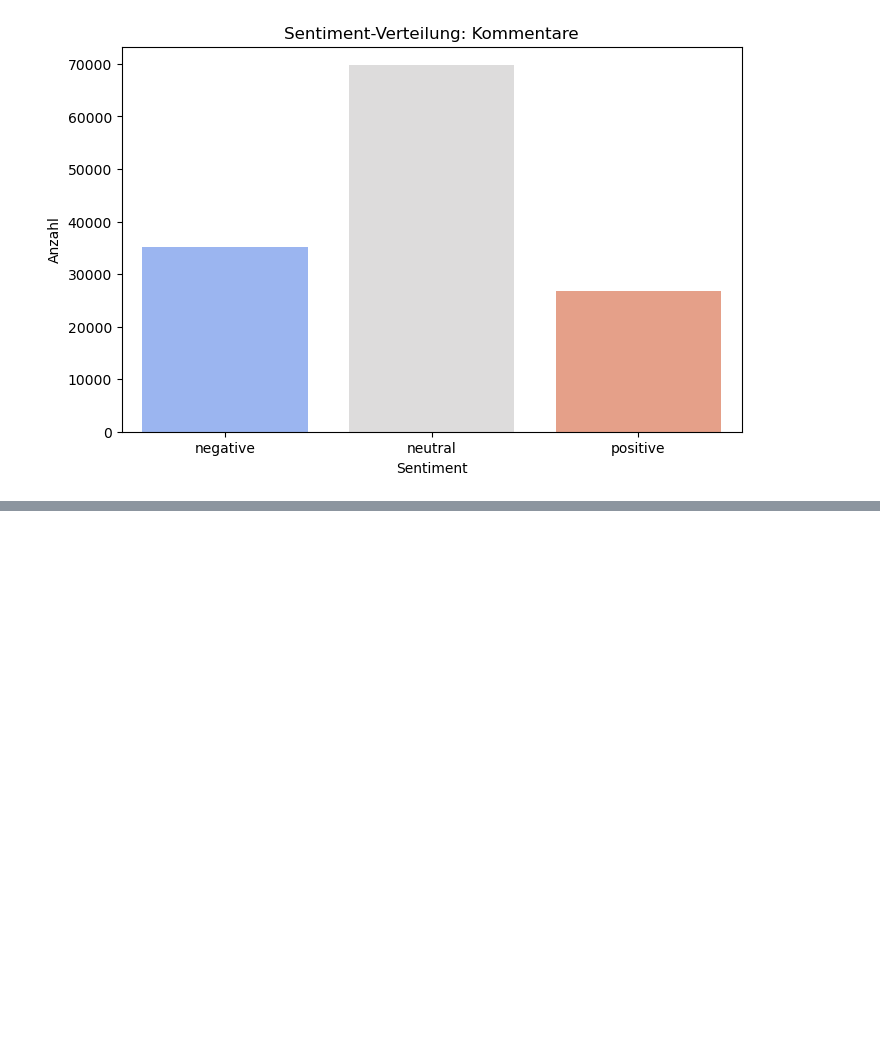
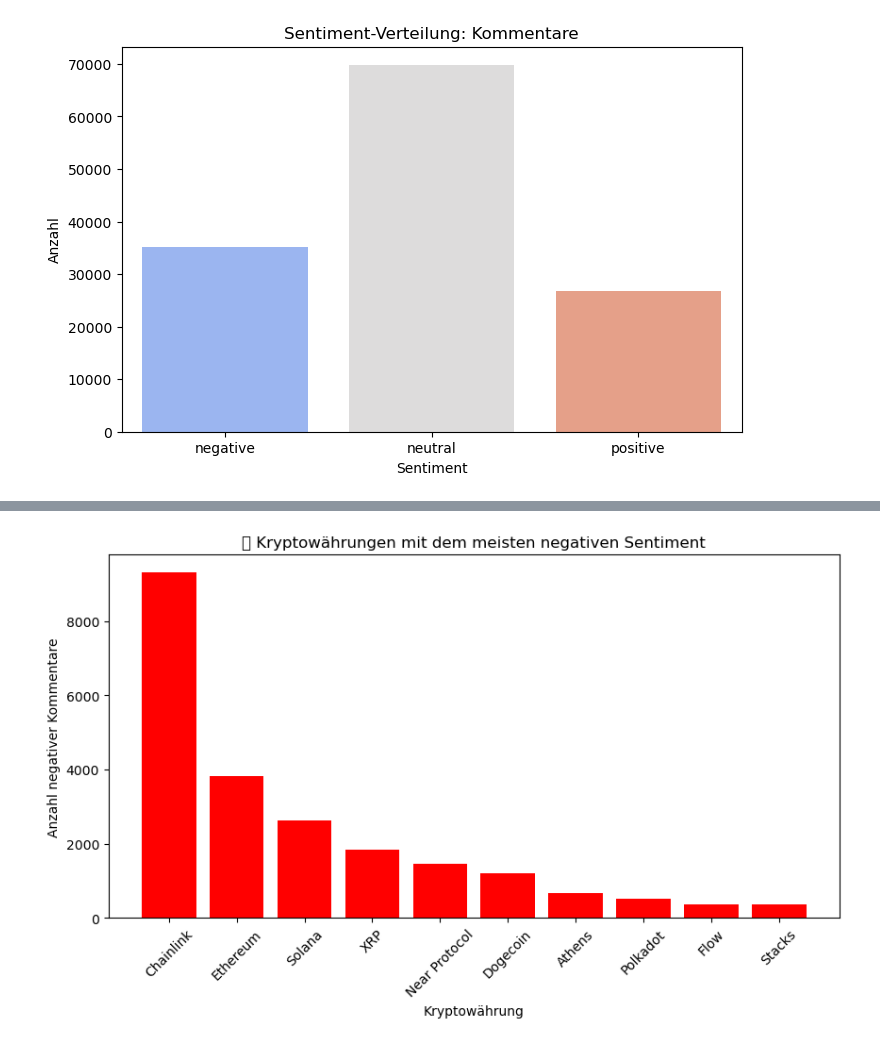
Before and after one commit to Reimser/sp3_3_studienarbeit, a Jupyter notebook: notebooks/analyse.ipynb, the cells around one changed output, grey strips where cells are left out. Saved outputs shown, nothing was run; the diff lists cells and outputs as text; code cells hidden in the pictures; blank space fills up the shorter version.

```diff
--- a/notebooks/analyse.ipynb
+++ b/notebooks/analyse.ipynb
@@ -180,0 +169,13 @@ Passing `palette` without assigning `hue` is deprecated and will be removed in v
+# %%
+# Gibt es auffällige Muster? (Coins mit besonders viel negativem Sentiment)
+neg_sentiment = sentiment_scores["negative"].sort_values(ascending=False).head(10)
+
+plt.figure(figsize=(10, 5))
+plt.bar(neg_sentiment.index, neg_sentiment.values, color="red")
+plt.xlabel("Kryptowährung")
+plt.ylabel("Anzahl negativer Kommentare")
+plt.title("🚨 Kryptowährungen mit dem meisten negativen Sentiment")
+plt.xticks(rotation=45)
+plt.show()
+# %% [output]
+[figure, added]
```
Also changed, not shown: parts of 8 cells of this notebook, 1 other file.
